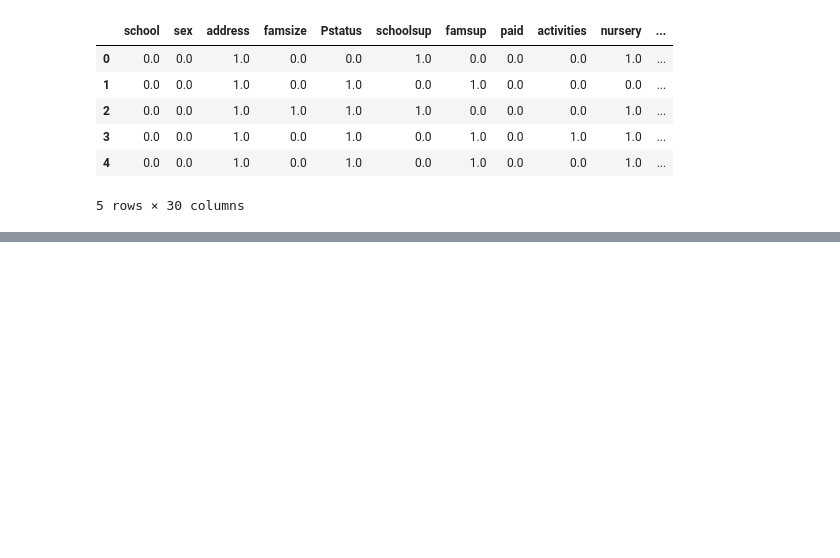
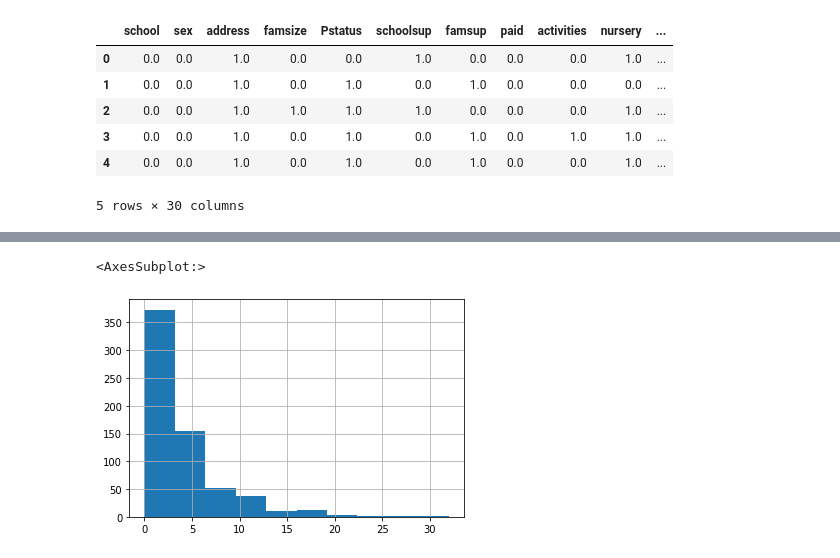
Before and after one commit to smidlma/zsu, a Jupyter notebook: project3/smi0116.ipynb, the cells around one changed output, grey strips where cells are left out. Saved outputs shown, nothing was run; the diff lists cells and outputs as text; code cells hidden in the pictures; blank space fills up the shorter version.

```diff
--- a/project3/smi0116.ipynb
+++ b/project3/smi0116.ipynb
@@ -189,0 +193,5 @@ Ted bude potreba dobre skalovat ciselna data
+# %%
+df.absences.hist()
+# %% [output]
+<AxesSubplot:>
+[figure, added]
```
Also changed, not shown: parts of 34 cells of this notebook, 1 other file.
